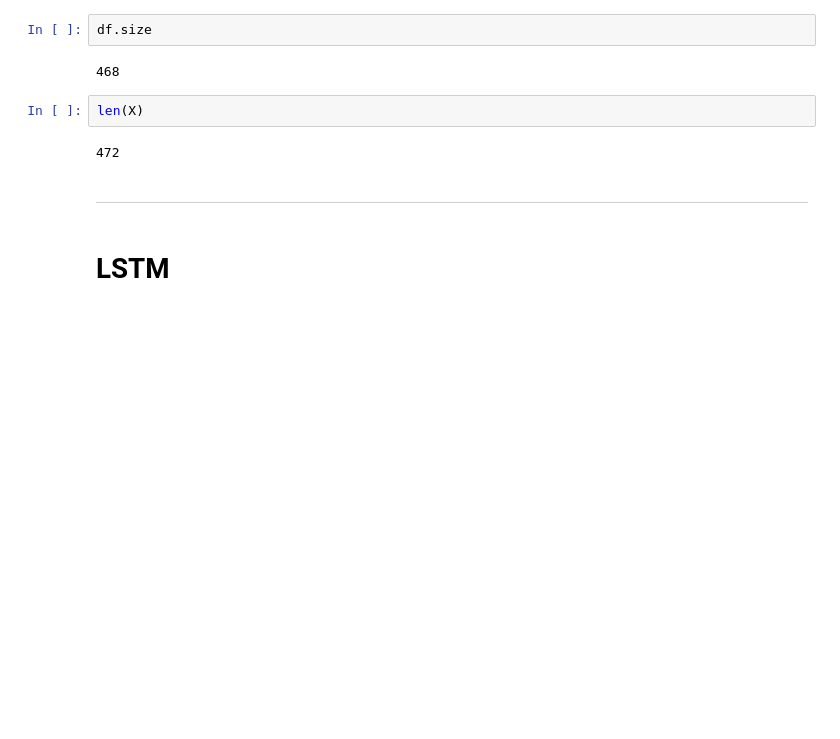
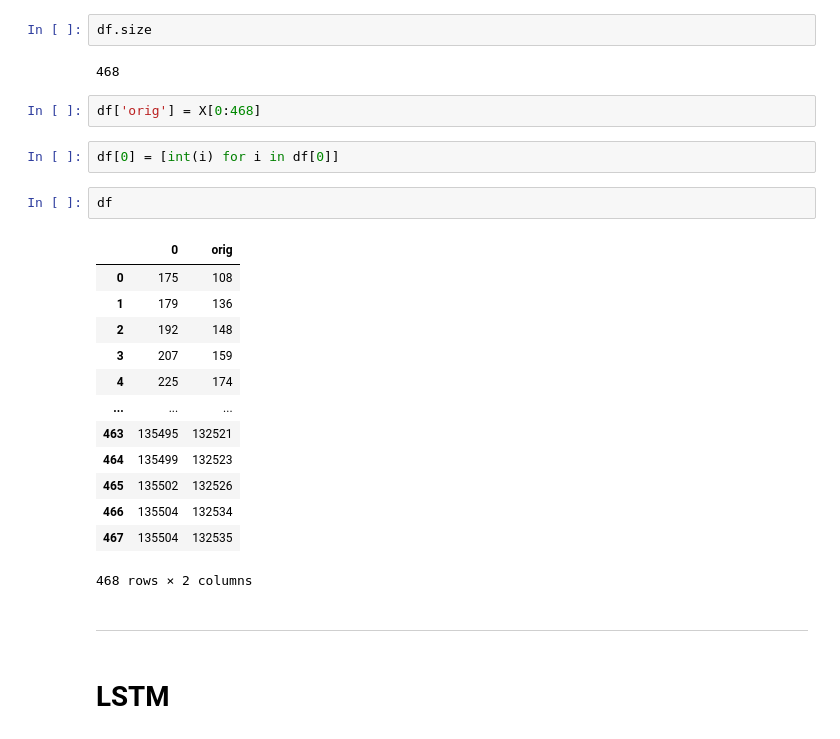
Before and after one commit to Axirts/team_dolphin_grey, a Jupyter notebook: code/rnn_model.ipynb, the cells around one changed output. Saved outputs shown, nothing was run; the diff lists cells and outputs as text; blank space fills up the shorter version.

Commit message:
table added

```diff
--- a/code/rnn_model.ipynb
+++ b/code/rnn_model.ipynb
@@ -139,9 +140,25 @@ df.size
 # %% [output]
 468
 # %%
-len(X)
+df['orig'] = X[0:468]
-# %% [output]
-472
+# %%
+df[0] = [int(i) for i in df[0]]
+# %%
+df
+# %% [output]
+|  | 0 | orig |
+| 0 | 175 | 108 |
+| 1 | 179 | 136 |
+| 2 | 192 | 148 |
+| 3 | 207 | 159 |
+| 4 | 225 | 174 |
+| ... | ... | ... |
+| 463 | 135495 | 132521 |
+| 464 | 135499 | 132523 |
+| 465 | 135502 | 132526 |
+| 466 | 135504 | 132534 |
+| 467 | 135504 | 132535 |
+468 rows × 2 columns
 # %% [markdown]
 ---
 # %% [markdown]
```
Also changed, not shown: parts of 3 cells of this notebook.
